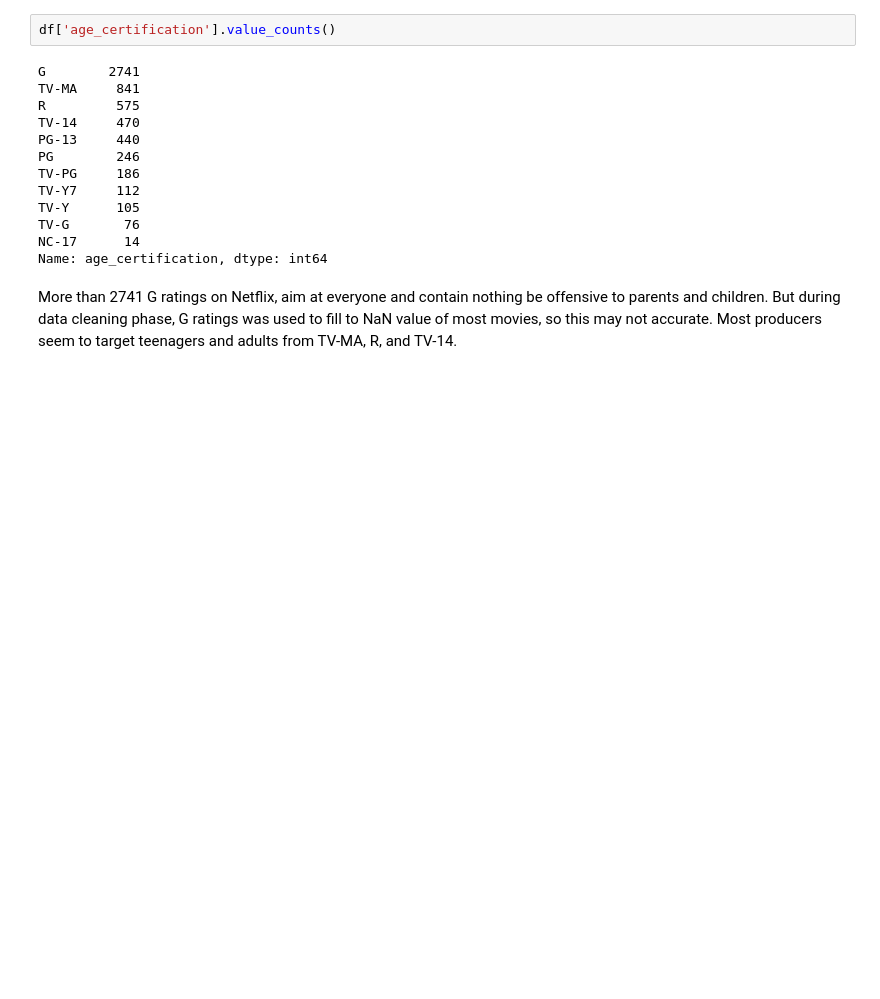
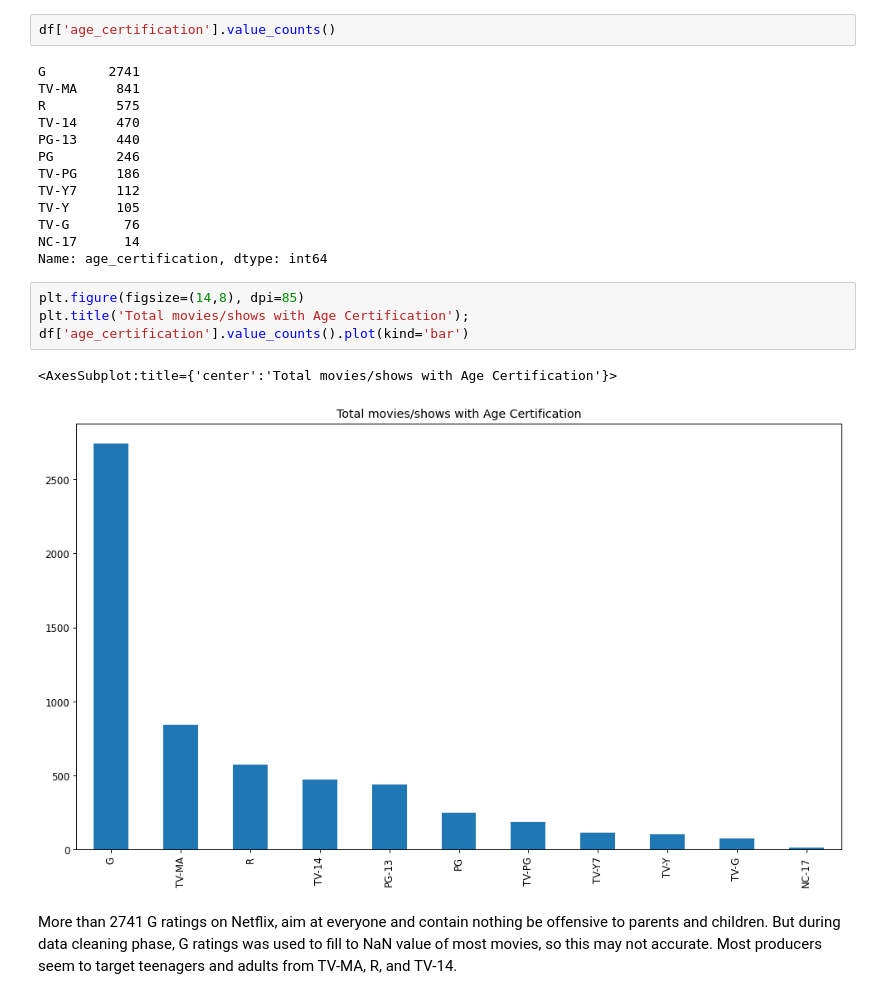
Before and after one commit to truongphung12947/udacity_nd025, a Jupyter notebook: prj_01/netflix.ipynb, the cells around one changed output. Cells and saved outputs as stored; diff of their text form; blank space fills up the shorter version.

```diff
--- a/prj_01/netflix.ipynb
+++ b/prj_01/netflix.ipynb
@@ -168,6 +168,13 @@ TV-Y      105
 TV-G       76
 NC-17      14
 Name: age_certification, dtype: int64
+# %%
+plt.figure(figsize=(14,8), dpi=85)
+plt.title('Total movies/shows with Age Certification');
+df['age_certification'].value_counts().plot(kind='bar')
+# %% [output]
+<AxesSubplot:title={'center':'Total movies/shows with Age Certification'}>
+[figure, added]
 # %% [markdown]
 More than 2741 G ratings on Netflix, aim at everyone and contain nothing be offensive to parents and children. But during data cleaning phase, G ratings was used to fill to NaN value of most movies, so this may not accurate. Most producers seem to target teenagers and adults from TV-MA, R, and TV-14.
 # %% [markdown]
```
